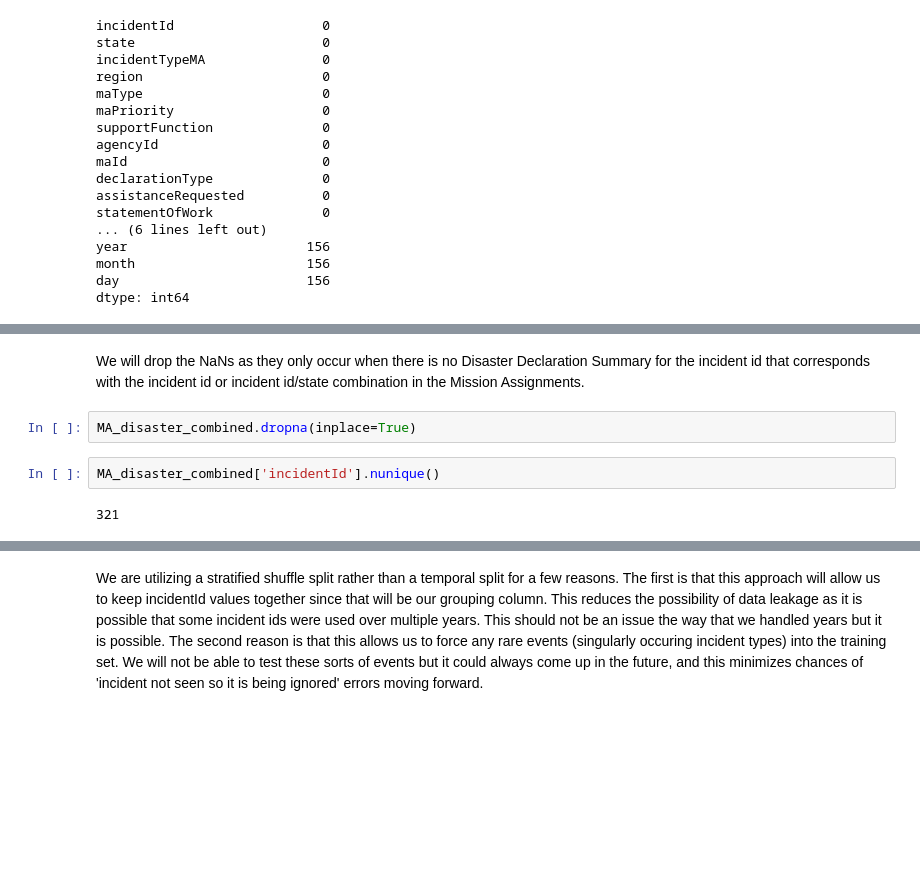
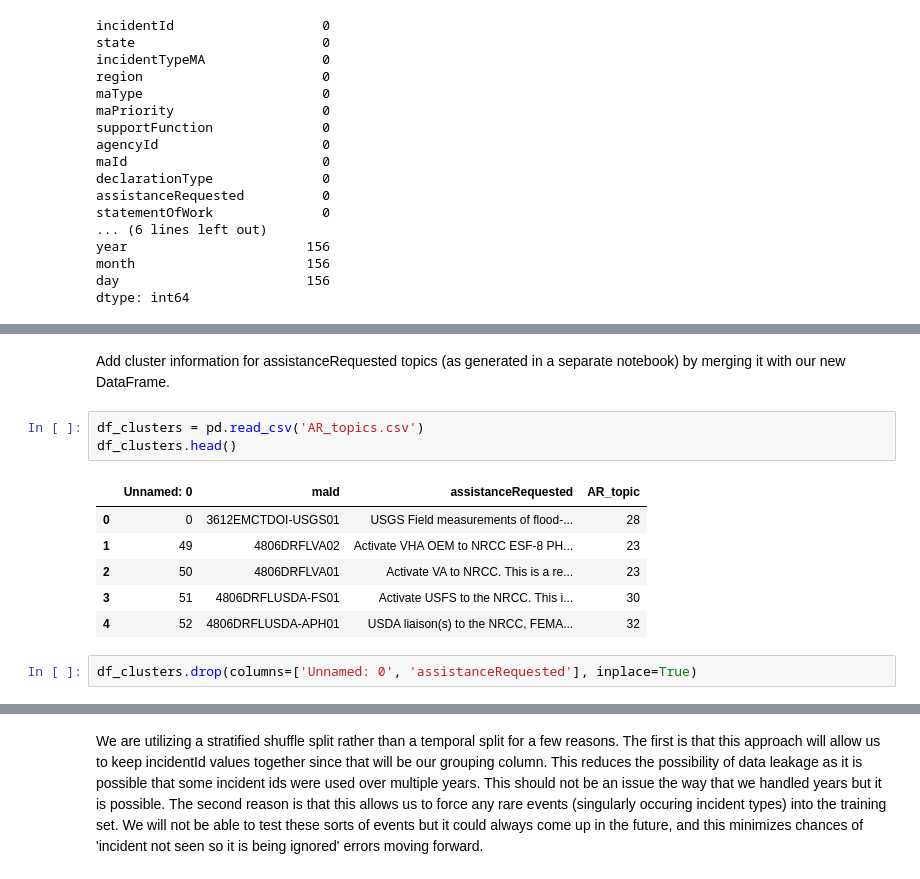
Before and after one commit to capstoneFA2025/FEMA-Recommender, a Jupyter notebook: merge_clean_and_split_stratified.ipynb, the cells around one changed output, grey strips where cells are left out. Cells and saved outputs as stored; diff of their text form; blank space fills up the shorter version.

```diff
--- a/merge_clean_and_split_stratified.ipynb
+++ b/merge_clean_and_split_stratified.ipynb
@@ -376,8 +300,14 @@ MA_disaster_combined['incidentId'].nunique()
-# %% [markdown]
-We will drop the NaNs as they only occur when there is no Disaster Declaration Summary for the incident id that corresponds with the incident id or incident id/state combination in the Mission Assignments.
-# %%
-MA_disaster_combined.dropna(inplace=True)
-# %%
-MA_disaster_combined['incidentId'].nunique()
-# %% [output]
-321
+# %% [markdown]
+Add cluster information for assistanceRequested topics (as generated in a separate notebook) by merging it with our new DataFrame.
+# %%
+df_clusters = pd.read_csv('AR_topics.csv')
+df_clusters.head()
+# %% [output]
+|  | Unnamed: 0 | maId | assistanceRequested | AR_topic |
+| 0 | 0 | 3612EMCTDOI-USGS01 | USGS Field measurements of flood-... | 28 |
+| 1 | 49 | 4806DRFLVA02 | Activate VHA OEM to NRCC ESF-8 PH... | 23 |
+| 2 | 50 | 4806DRFLVA01 | Activate VA to NRCC. This is a re... | 23 |
+| 3 | 51 | 4806DRFLUSDA-FS01 | Activate USFS to the NRCC. This i... | 30 |
+| 4 | 52 | 4806DRFLUSDA-APH01 | USDA liaison(s) to the NRCC, FEMA... | 32 |
+# %%
+df_clusters.drop(columns=['Unnamed: 0', 'assistanceRequested'], inplace=True)
```
Also changed, not shown: parts of 36 cells of this notebook.
